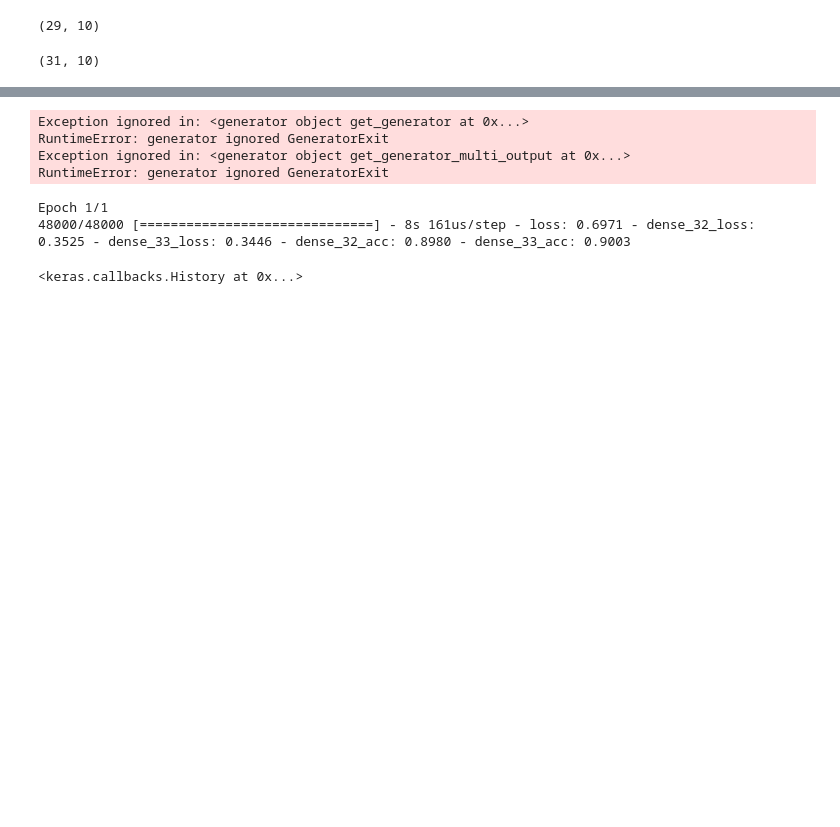
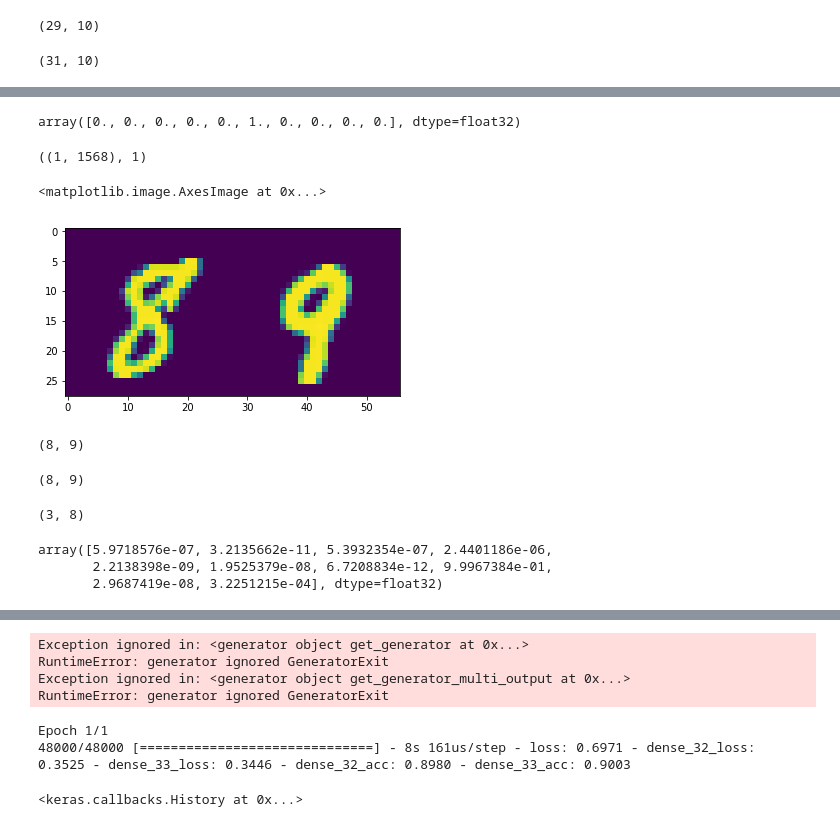
Before and after one commit to samiriff/MLND-digit-recognition, a Jupyter notebook: Copy_of_digit_recognition.ipynb, the cells around one changed output, grey strips where cells are left out. Saved outputs shown, nothing was run; the diff lists cells and outputs as text; code cells hidden in the pictures; blank space fills up the shorter version.

Commit message:
Evaluated predictions for sequences of 2 digits

```diff
--- a/Copy_of_digit_recognition.ipynb
+++ b/Copy_of_digit_recognition.ipynb
@@ -230,7 +243,8 @@ def get_concatenated_samples(samples, labels):
   concatenated_labels_2 = []
   num_samples = len(samples)
   for i in range(0, num_samples-1):
-    concatenated_sample = np.concatenate([samples[i], samples[i+1]])
+    #concatenated_sample = np.concatenate([samples[i], samples[i+1]])
+    concatenated_sample = np.concatenate([samples[i].reshape(28, 28), samples[i+1].reshape(28, 28)], axis=1).reshape(1568, )
     concatenated_samples.append(concatenated_sample)
 
     concatenated_labels_1.append(labels[i])
@@ -242,16 +256,20 @@ get_concatenated_samples(X_train_normalized[0:30], y_train_one_hot[0:30])[2].sha
 # %% [output]
 (29, 10)
 # %%
-def concatenated_generator(samples, labels, batch_size=32):
+def concatenated_generator(samples, labels, batch_size=32, is_shuffle_on=True):
     num_samples = len(samples)
     while 1: # Loop forever so the generator never terminates
-        shuffled_samples, shuffled_labels = shuffle(samples, labels)
+        if is_shuffle_on:
+          shuffled_samples, shuffled_labels = shuffle(samples, labels)
+        else:
+          shuffled_samples, shuffled_labels = samples, labels
         for offset in range(0, num_samples, batch_size):
             batch_samples = shuffled_samples[offset:offset+batch_size]
             batch_labels = shuffled_labels[offset:offset+batch_size]
             batch_samples_concat, batch_labels_1, batch_labels_2 = get_concatenated_samples(batch_samples, batch_labels)
-            batch_samples, batch_labels_1, batch_labels_2 = shuffle(batch_samples_concat, batch_labels_1, batch_labels_2)
-            yield (batch_samples, {
+            if is_shuffle_on:
+              batch_samples_concat, batch_labels_1, batch_labels_2 = shuffle(batch_samples_concat, batch_labels_1, batch_labels_2)
+            yield (batch_samples_concat, {
                 'output_1': batch_labels_1,
                 'output_2': batch_labels_2
             })
@@ -282,0 +328,27 @@ Epoch 1/1
+# %%
+next(concatenated_generator(X_train_normalized, y_train_one_hot, is_shuffle_on=False))[1]['output_1'][0]
+# %% [output]
+array([0., 0., 0., 0., 0., 1., 0., 0., 0., 0.], dtype=float32)
+# %%
+gen = concatenated_generator(X_valid_normalized, y_valid_one_hot, batch_size=2, is_shuffle_on=False)
+i = -1
+# %%
+dummy_sample, dummy_label_map = next(gen)
+i += 1
+dummy_sample.shape, i
+# %% [output]
+((1, 1568), 1)
+# %%
+plt.imshow(dummy_sample.reshape(28, 56))
+# %% [output]
+<matplotlib.image.AxesImage at 0x...>
+[figure, added]
+# %%
+np.argmax(dummy_label_map['output_1']), np.argmax(dummy_label_map['output_2'])
+# %% [output]
+(8, 9)
+# %%
+pred = model.predict(dummy_sample)
+np.argmax(pred[0]), np.argmax(pred[1])
+# %% [output]
+(8, 9)
@@ -282,0 +360,10 @@ Epoch 1/1
+# %%
+np.argmax(preds[0][i]), np.argmax(preds[1][i])
+# %% [output]
+(3, 8)
+# %%
+preds[0][0]
+# %% [output]
+array([5.9718576e-07, 3.2135662e-11, 5.3932354e-07, 2.4401186e-06,
+       2.2138398e-09, 1.9525379e-08, 6.7208834e-12, 9.9967384e-01,
+       2.9687419e-08, 3.2251215e-04], dtype=float32)
```
Also changed, not shown: parts of 11 cells of this notebook.
